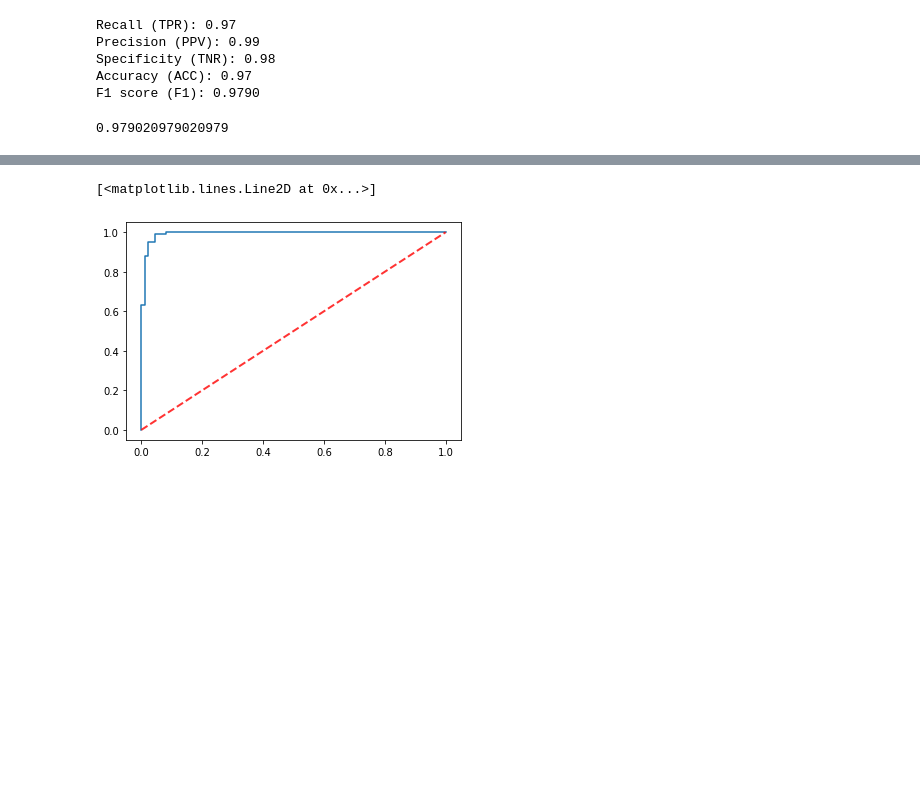
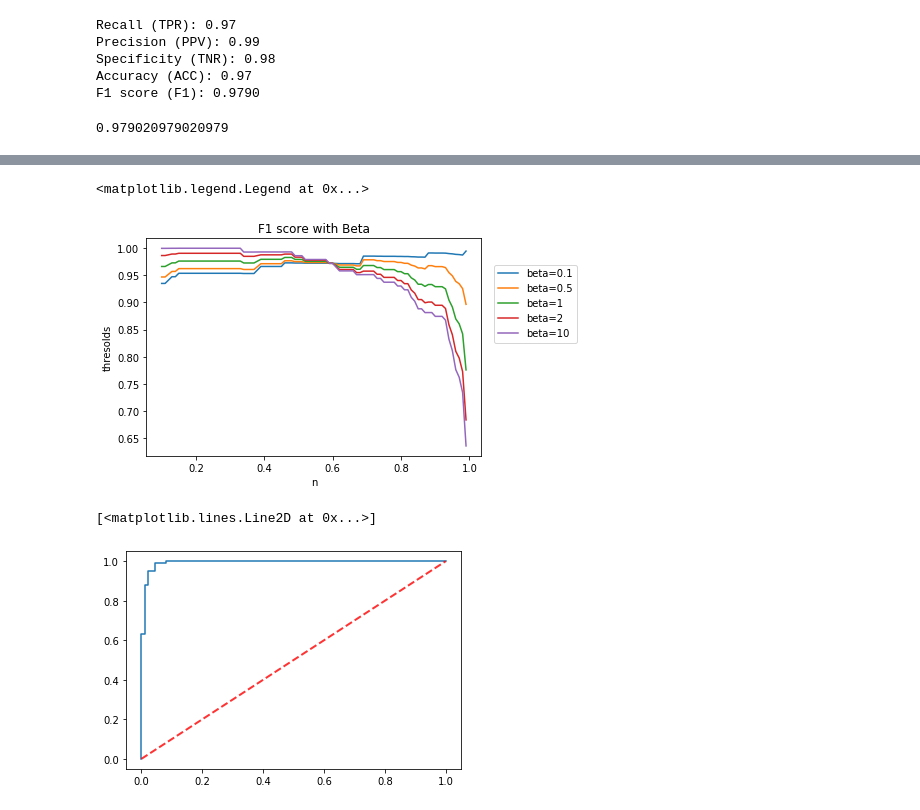
Before and after one commit to Amy1132596/ML_Notes, a Jupyter notebook: Metrics.ipynb, the cells around one changed output, grey strips where cells are left out. Drawn from its saved outputs; the diff is of its cells as text; code cells hidden in the pictures; blank space fills up the shorter version.

```diff
--- a/Metrics.ipynb
+++ b/Metrics.ipynb
@@ -67,6 +68,18 @@ def best_thresold(y_true, y_pred):
       best_score = score
   return best_thresh, scores
 
+def best_thresold_beta(y_true, y_pred, beta=0.1):
+  best_thresh = 0
+  best_score = 0
+  scores = []
+  for i in np.arange(0.1, 1.0, 0.01):
+    score = fbeta_score(y_true, np.array(y_pred) > i, beta=beta)
+    scores.append(score)
+    if score > best_score:
+      best_thresh = i
+      best_score = score
+  return best_thresh, scores
+
 def my_roc_curve(y_true, y_pred):
   desc_score_indices = np.argsort(y_pred, kind="mergesort")[::-1]
   y_pred_desc = y_pred[desc_score_indices]
@@ -176,3 +193,22 @@ Text(0.5, 1.0, 'F1 score')
+# %%
+_, scores0 = best_thresold_beta(y_true, y_pred_proba, beta=0.1)
+_, scores1 = best_thresold_beta(y_true, y_pred_proba, beta=0.5)
+_, scores2 = best_thresold_beta(y_true, y_pred_proba, beta=1)
+_, scores3 = best_thresold_beta(y_true, y_pred_proba, beta=2)
+_, scores4 = best_thresold_beta(y_true, y_pred_proba, beta=10)
+
+plt.plot(a, scores0, label='beta=0.1')
+plt.plot(a, scores1, label='beta=0.5')
+plt.plot(a, scores2, label='beta=1')
+plt.plot(a, scores3, label='beta=2')
+plt.plot(a, scores4, label='beta=10')
+plt.ylabel('thresolds')
+plt.xlabel('n')
+plt.title('F1 score with Beta')
+plt.legend(loc="right",  bbox_to_anchor=(1.3, 0.7))
+# %% [output]
+<matplotlib.legend.Legend at 0x...>
+[figure, added]
 # %%
 fpr, tpr, thresolds = my_roc_curve(y_true, y_pred_proba)
 
```
Also changed, not shown: parts of 5 cells of this notebook.
